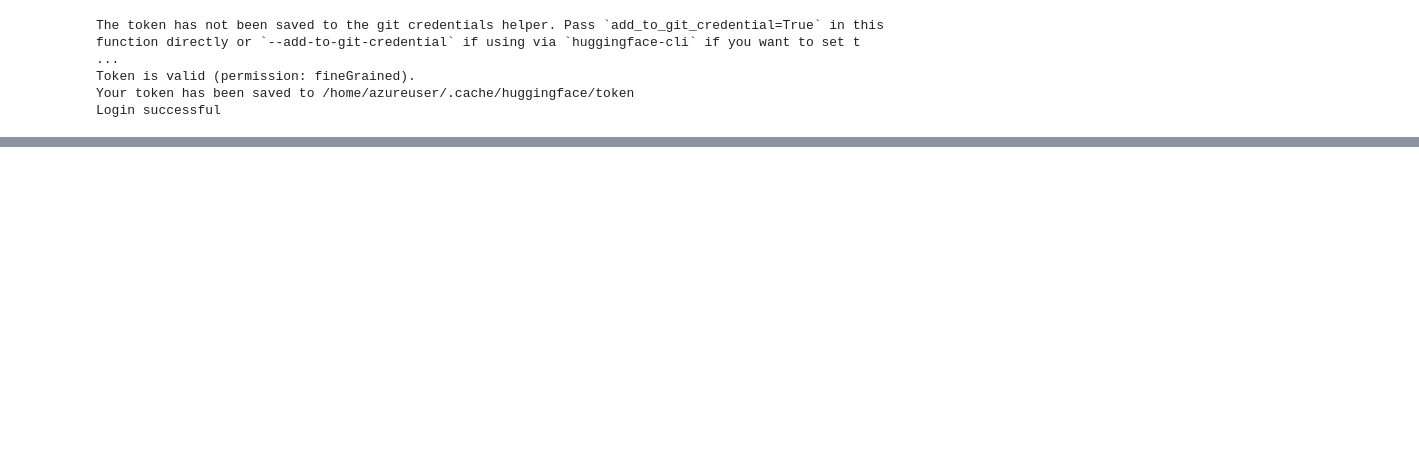
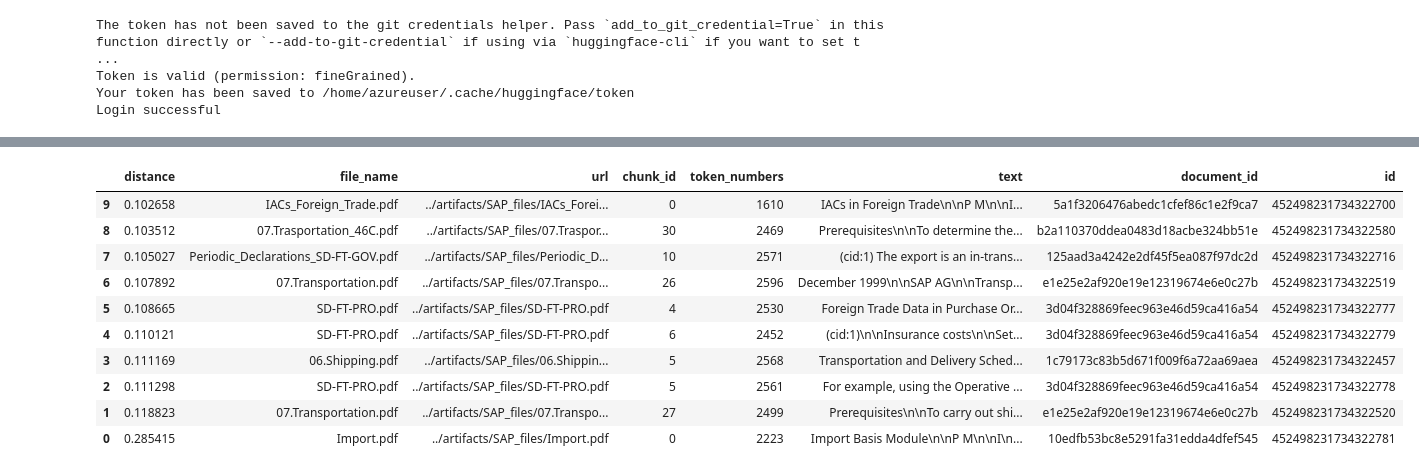
Before and after one commit to echalabiyev/dolphinai_local_solution, a Jupyter notebook: notebook/3. RAG.ipynb, the cells around one changed output, grey strips where cells are left out. Drawn from its saved outputs; the diff is of its cells as text; code cells hidden in the pictures; blank space fills up the shorter version.

```diff
--- a/notebook/3. RAG.ipynb
+++ b/notebook/3. RAG.ipynb
@@ -107,0 +283,16 @@ print(response)
+# %%
+# Example usage:
+df = convert_explode_order_and_sort(sparse_results)
+df
+# %% [output]
+|  | distance | file_name | url | chunk_id | token_numbers | text | document_id | id |
+| 9 | 0.102658 | IACs_Foreign_Trade.pdf | ../artifacts/SAP_files/IACs_Forei... | 0 | 1610 | IACs in Foreign Trade\n\nP M\n\nI... | 5a1f3206476abedc1cfef86c1e2f9ca7 | 452498231734322700 |
+| 8 | 0.103512 | 07.Trasportation_46C.pdf | ../artifacts/SAP_files/07.Traspor... | 30 | 2469 | Prerequisites\n\nTo determine the... | b2a110370ddea0483d18acbe324bb51e | 452498231734322580 |
+| 7 | 0.105027 | Periodic_Declarations_SD-FT-GOV.pdf | ../artifacts/SAP_files/Periodic_D... | 10 | 2571 | (cid:1) The export is an in-trans... | 125aad3a4242e2df45f5ea087f97dc2d | 452498231734322716 |
+| 6 | 0.107892 | 07.Transportation.pdf | ../artifacts/SAP_files/07.Transpo... | 26 | 2596 | December 1999\n\nSAP AG\n\nTransp... | e1e25e2af920e19e12319674e6e0c27b | 452498231734322519 |
+| 5 | 0.108665 | SD-FT-PRO.pdf | ../artifacts/SAP_files/SD-FT-PRO.pdf | 4 | 2530 | Foreign Trade Data in Purchase Or... | 3d04f328869feec963e46d59ca416a54 | 452498231734322777 |
+| 4 | 0.110121 | SD-FT-PRO.pdf | ../artifacts/SAP_files/SD-FT-PRO.pdf | 6 | 2452 | (cid:1)\n\nInsurance costs\n\nSet... | 3d04f328869feec963e46d59ca416a54 | 452498231734322779 |
+| 3 | 0.111169 | 06.Shipping.pdf | ../artifacts/SAP_files/06.Shippin... | 5 | 2568 | Transportation and Delivery Sched... | 1c79173c83b5d671f009f6a72aa69aea | 452498231734322457 |
+| 2 | 0.111298 | SD-FT-PRO.pdf | ../artifacts/SAP_files/SD-FT-PRO.pdf | 5 | 2561 | For example, using the Operative ... | 3d04f328869feec963e46d59ca416a54 | 452498231734322778 |
+| 1 | 0.118823 | 07.Transportation.pdf | ../artifacts/SAP_files/07.Transpo... | 27 | 2499 | Prerequisites\n\nTo carry out shi... | e1e25e2af920e19e12319674e6e0c27b | 452498231734322520 |
+| 0 | 0.285415 | Import.pdf | ../artifacts/SAP_files/Import.pdf | 0 | 2223 | Import Basis Module\n\nP M\n\nI\n... | 10edfb53bc8e5291fa31edda4dfef545 | 452498231734322781 |
```
Also changed, not shown: parts of 17 cells of this notebook, 4 other files.
